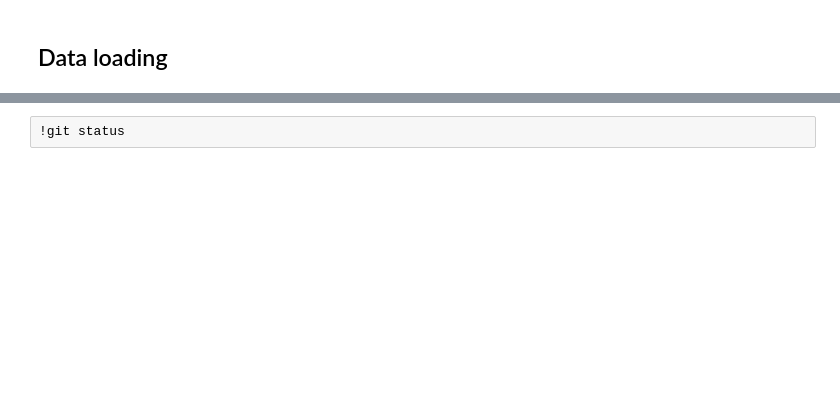
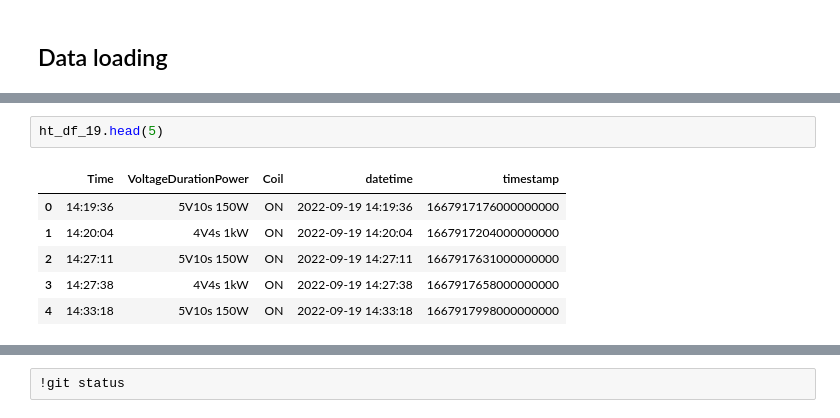
Before and after one commit to romanwixinger/data-engineering-utokyo, a Jupyter notebook: src/notebooks/source_union.ipynb, the cells around one changed output, grey strips where cells are left out. Saved outputs shown, nothing was run; the diff lists cells and outputs as text; blank space fills up the shorter version.

```diff
--- a/src/notebooks/source_union.ipynb
+++ b/src/notebooks/source_union.ipynb
@@ -81,0 +105,9 @@ from src.analyses.ssd_analysis import SSDAnalysis
+# %%
+ht_df_19.head(5)
+# %% [output]
+|  | Time | VoltageDurationPower | Coil | datetime | timestamp |
+| 0 | 14:19:36 | 5V10s 150W | ON | 2022-09-19 14:19:36 | 1667917176000000000 |
+| 1 | 14:20:04 | 4V4s 1kW | ON | 2022-09-19 14:20:04 | 1667917204000000000 |
+| 2 | 14:27:11 | 5V10s 150W | ON | 2022-09-19 14:27:11 | 1667917631000000000 |
+| 3 | 14:27:38 | 4V4s 1kW | ON | 2022-09-19 14:27:38 | 1667917658000000000 |
+| 4 | 14:33:18 | 5V10s 150W | ON | 2022-09-19 14:33:18 | 1667917998000000000 |
```
Also changed, not shown: parts of 11 cells of this notebook.
